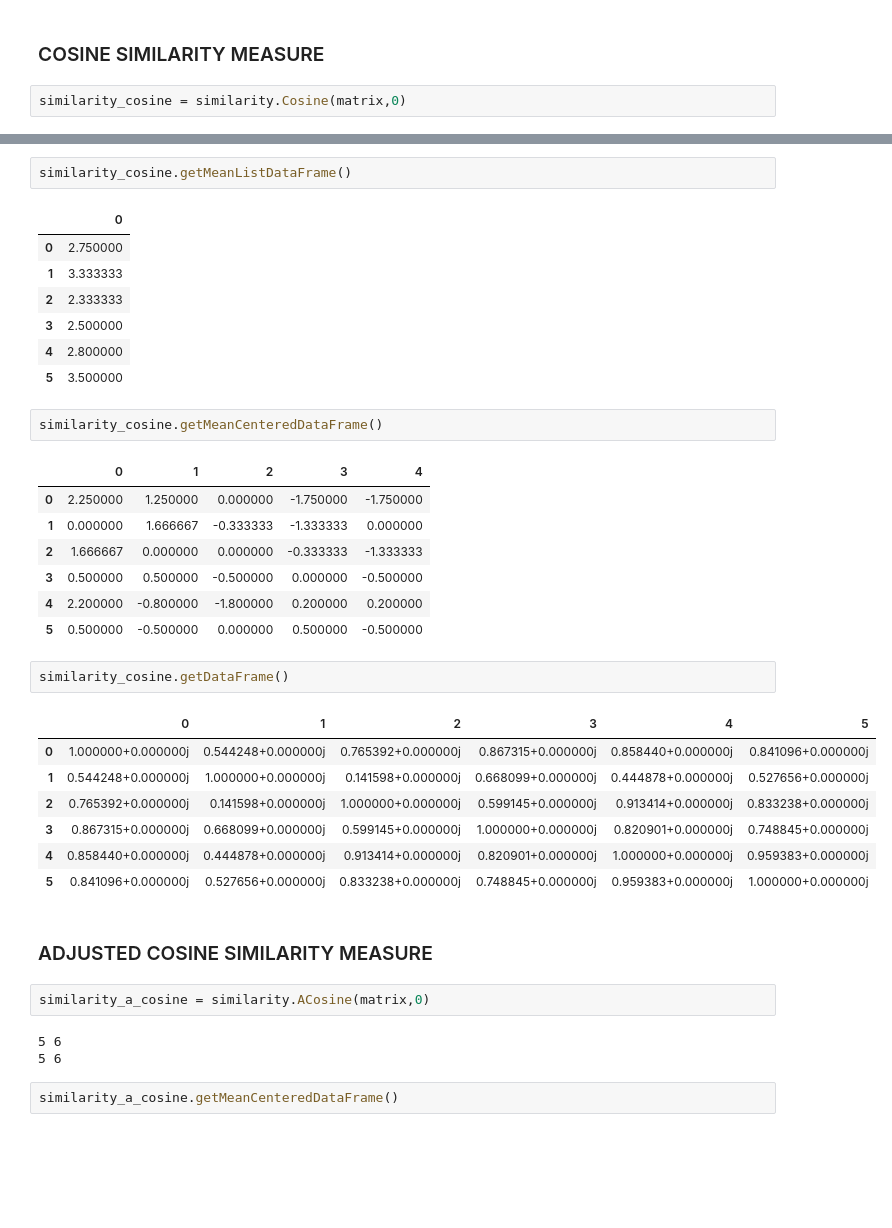
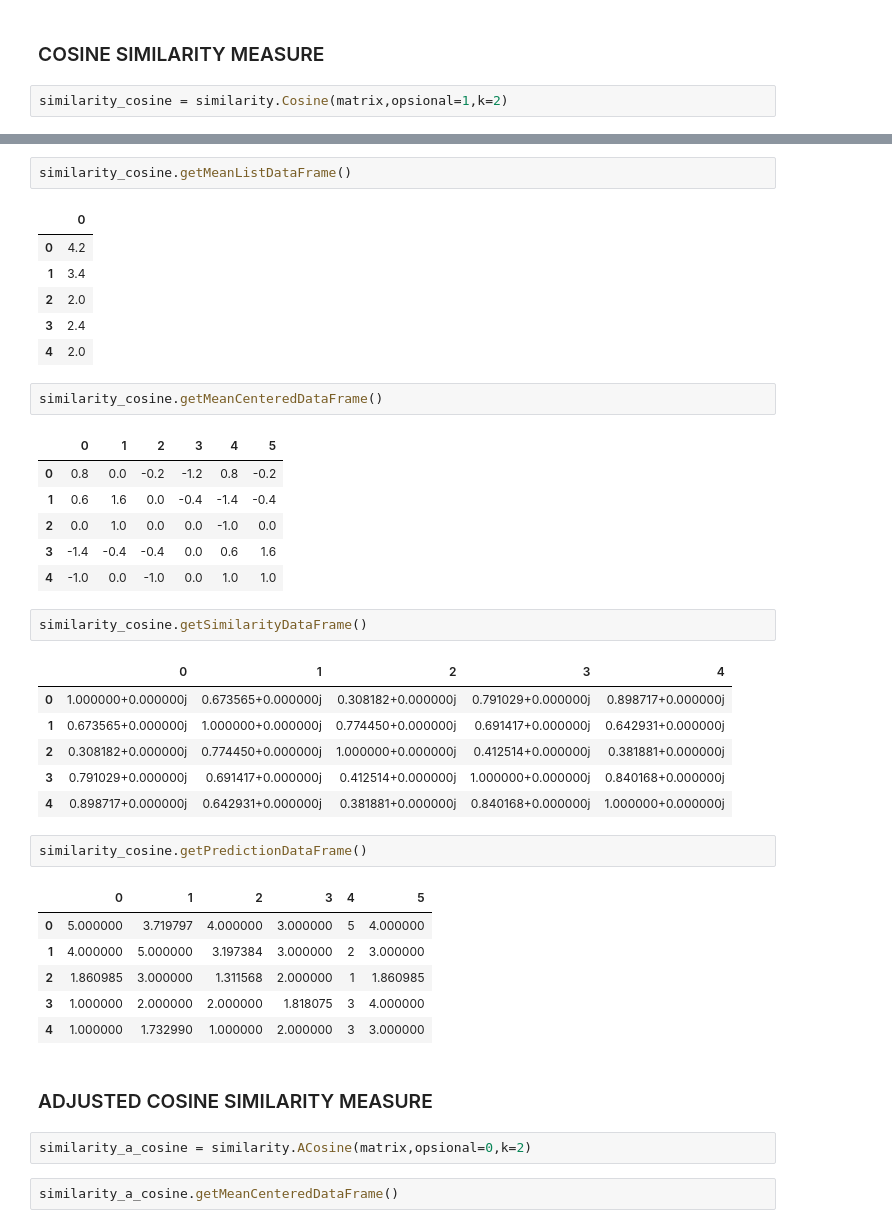
Before and after one commit to DimasDliyaurR/similarity-measure-collaborative-filtering-srp, a Jupyter notebook: main.ipynb, the cells around one changed output, grey strips where cells are left out. Drawn from its saved outputs; the diff is of its cells as text; blank space fills up the shorter version.

Commit message:
[FIX] Kelas Prediction,Similarity,dan MeanCentered ,[ADD] Dokumentasi Setiap Kelas

```diff
--- a/main.ipynb
+++ b/main.ipynb
@@ -103,4 +107,4 @@ similarity_pearson.getDataFrame()
 # %% [markdown]
 ### COSINE SIMILARITY MEASURE
 # %%
-similarity_cosine = similarity.Cosine(matrix,0)
+similarity_cosine = similarity.Cosine(matrix,opsional=1,k=2)
@@ -118,39 +112,42 @@ result : [[0.8673154766041398, 0.8584396336674833], [-0.5, -1.7999999999999998]]
 similarity_cosine.getMeanListDataFrame()
 # %% [output]
 |  | 0 |
-| 0 | 2.750000 |
-| 1 | 3.333333 |
-| 2 | 2.333333 |
-| 3 | 2.500000 |
-| 4 | 2.800000 |
-| 5 | 3.500000 |
+| 0 | 4.2 |
+| 1 | 3.4 |
+| 2 | 2.0 |
+| 3 | 2.4 |
+| 4 | 2.0 |
 # %%
 similarity_cosine.getMeanCenteredDataFrame()
 # %% [output]
-|  | 0 | 1 | 2 | 3 | 4 |
-| 0 | 2.250000 | 1.250000 | 0.000000 | -1.750000 | -1.750000 |
-| 1 | 0.000000 | 1.666667 | -0.333333 | -1.333333 | 0.000000 |
-| 2 | 1.666667 | 0.000000 | 0.000000 | -0.333333 | -1.333333 |
-| 3 | 0.500000 | 0.500000 | -0.500000 | 0.000000 | -0.500000 |
-| 4 | 2.200000 | -0.800000 | -1.800000 | 0.200000 | 0.200000 |
-| 5 | 0.500000 | -0.500000 | 0.000000 | 0.500000 | -0.500000 |
+|  | 0 | 1 | 2 | 3 | 4 | 5 |
+| 0 | 0.8 | 0.0 | -0.2 | -1.2 | 0.8 | -0.2 |
+| 1 | 0.6 | 1.6 | 0.0 | -0.4 | -1.4 | -0.4 |
+| 2 | 0.0 | 1.0 | 0.0 | 0.0 | -1.0 | 0.0 |
+| 3 | -1.4 | -0.4 | -0.4 | 0.0 | 0.6 | 1.6 |
+| 4 | -1.0 | 0.0 | -1.0 | 0.0 | 1.0 | 1.0 |
 # %%
-similarity_cosine.getDataFrame()
+similarity_cosine.getSimilarityDataFrame()
 # %% [output]
-|  | 0 | 1 | 2 | 3 | 4 | 5 |
-| 0 | 1.000000+0.000000j | 0.544248+0.000000j | 0.765392+0.000000j | 0.867315+0.000000j | 0.858440+0.000000j | 0.841096+0.000000j |
-| 1 | 0.544248+0.000000j | 1.000000+0.000000j | 0.141598+0.000000j | 0.668099+0.000000j | 0.444878+0.000000j | 0.527656+0.000000j |
-| 2 | 0.765392+0.000000j | 0.141598+0.000000j | 1.000000+0.000000j | 0.599145+0.000000j | 0.913414+0.000000j | 0.833238+0.000000j |
-| 3 | 0.867315+0.000000j | 0.668099+0.000000j | 0.599145+0.000000j | 1.000000+0.000000j | 0.820901+0.000000j | 0.748845+0.000000j |
-| 4 | 0.858440+0.000000j | 0.444878+0.000000j | 0.913414+0.000000j | 0.820901+0.000000j | 1.000000+0.000000j | 0.959383+0.000000j |
-| 5 | 0.841096+0.000000j | 0.527656+0.000000j | 0.833238+0.000000j | 0.748845+0.000000j | 0.959383+0.000000j | 1.000000+0.000000j |
+|  | 0 | 1 | 2 | 3 | 4 |
+| 0 | 1.000000+0.000000j | 0.673565+0.000000j | 0.308182+0.000000j | 0.791029+0.000000j | 0.898717+0.000000j |
+| 1 | 0.673565+0.000000j | 1.000000+0.000000j | 0.774450+0.000000j | 0.691417+0.000000j | 0.642931+0.000000j |
+| 2 | 0.308182+0.000000j | 0.774450+0.000000j | 1.000000+0.000000j | 0.412514+0.000000j | 0.381881+0.000000j |
+| 3 | 0.791029+0.000000j | 0.691417+0.000000j | 0.412514+0.000000j | 1.000000+0.000000j | 0.840168+0.000000j |
+| 4 | 0.898717+0.000000j | 0.642931+0.000000j | 0.381881+0.000000j | 0.840168+0.000000j | 1.000000+0.000000j |
+# %%
+similarity_cosine.getPredictionDataFrame()
+# %% [output]
+|  | 0 | 1 | 2 | 3 | 4 | 5 |
+| 0 | 5.000000 | 3.719797 | 4.000000 | 3.000000 | 5 | 4.000000 |
+| 1 | 4.000000 | 5.000000 | 3.197384 | 3.000000 | 2 | 3.000000 |
+| 2 | 1.860985 | 3.000000 | 1.311568 | 2.000000 | 1 | 1.860985 |
+| 3 | 1.000000 | 2.000000 | 2.000000 | 1.818075 | 3 | 4.000000 |
+| 4 | 1.000000 | 1.732990 | 1.000000 | 2.000000 | 3 | 3.000000 |
 # %% [markdown]
 ### ADJUSTED COSINE SIMILARITY MEASURE
 # %%
-similarity_a_cosine = similarity.ACosine(matrix,0)
+similarity_a_cosine = similarity.ACosine(matrix,opsional=0,k=2)
-# %% [output]
-5 6
-5 6
 # %%
 similarity_a_cosine.getMeanCenteredDataFrame()
 # %% [output]
```
Also changed, not shown: parts of 18 cells of this notebook, 4 other files.
